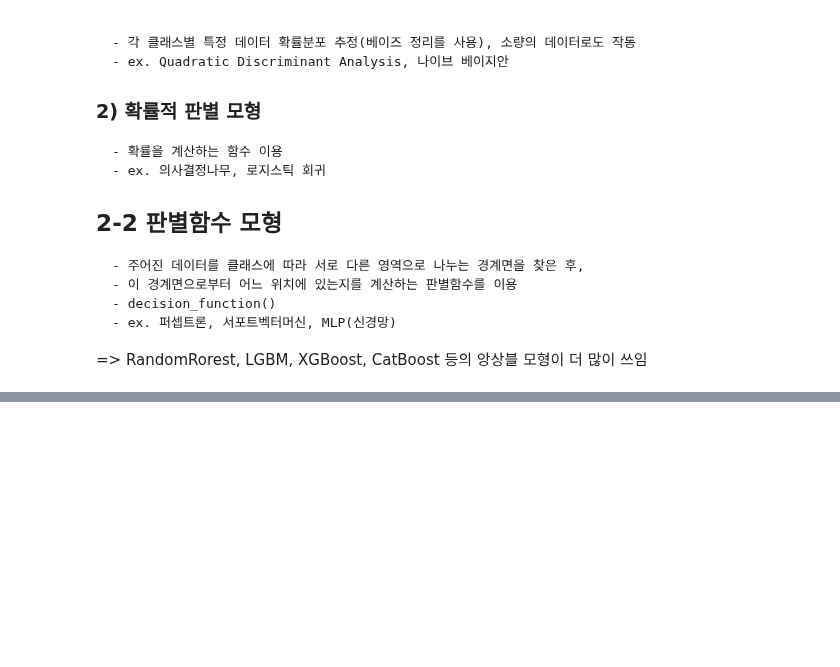
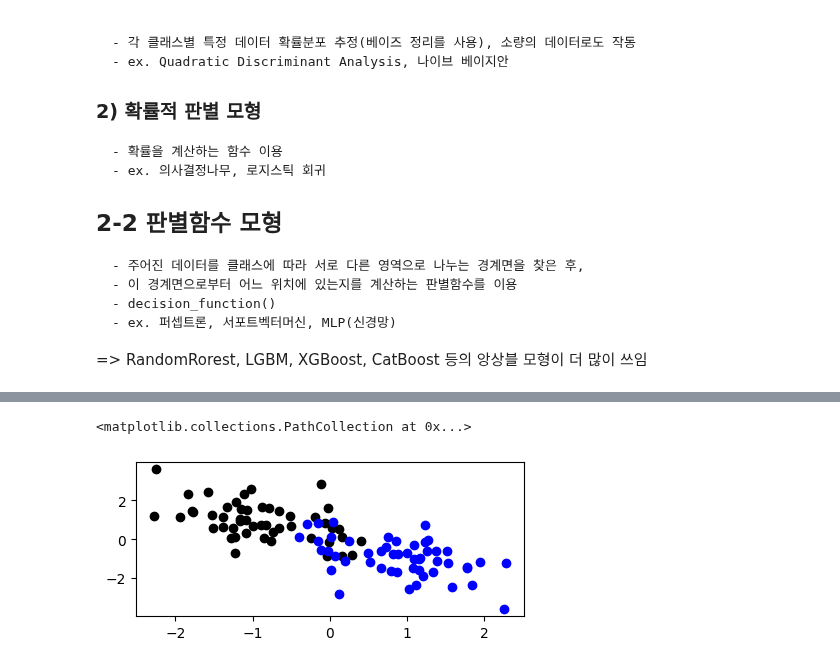
Before and after one commit to onizuka-38/ai_x, a Jupyter notebook: source/10_MachineLearning/ch3_분류분석.ipynb, the cells around one changed output, grey strips where cells are left out. Cells and saved outputs as stored; diff of their text form; code cells hidden in the pictures; blank space fills up the shorter version.

```diff
--- a/source/10_MachineLearning/ch3_분류분석.ipynb
+++ b/source/10_MachineLearning/ch3_분류분석.ipynb
@@ -76,3 +117,14 @@ plt.show()
+# %%
+# (0,0)
+X[y==1] = -X[y==0]
+# %%
+import matplotlib.pyplot as plt
+plt.figure(figsize=(5,2))
+plt.scatter(X[y==0,0], X[y==0,1], c='k')
+plt.scatter(X[y==1,0], X[y==1,1], c='b')
+# %% [output]
+<matplotlib.collections.PathCollection at 0x...>
+[figure, added]
 # %%
 import io
 from sklearn.tree import export_graphviz
```
Also changed, not shown: parts of 6 cells of this notebook.
